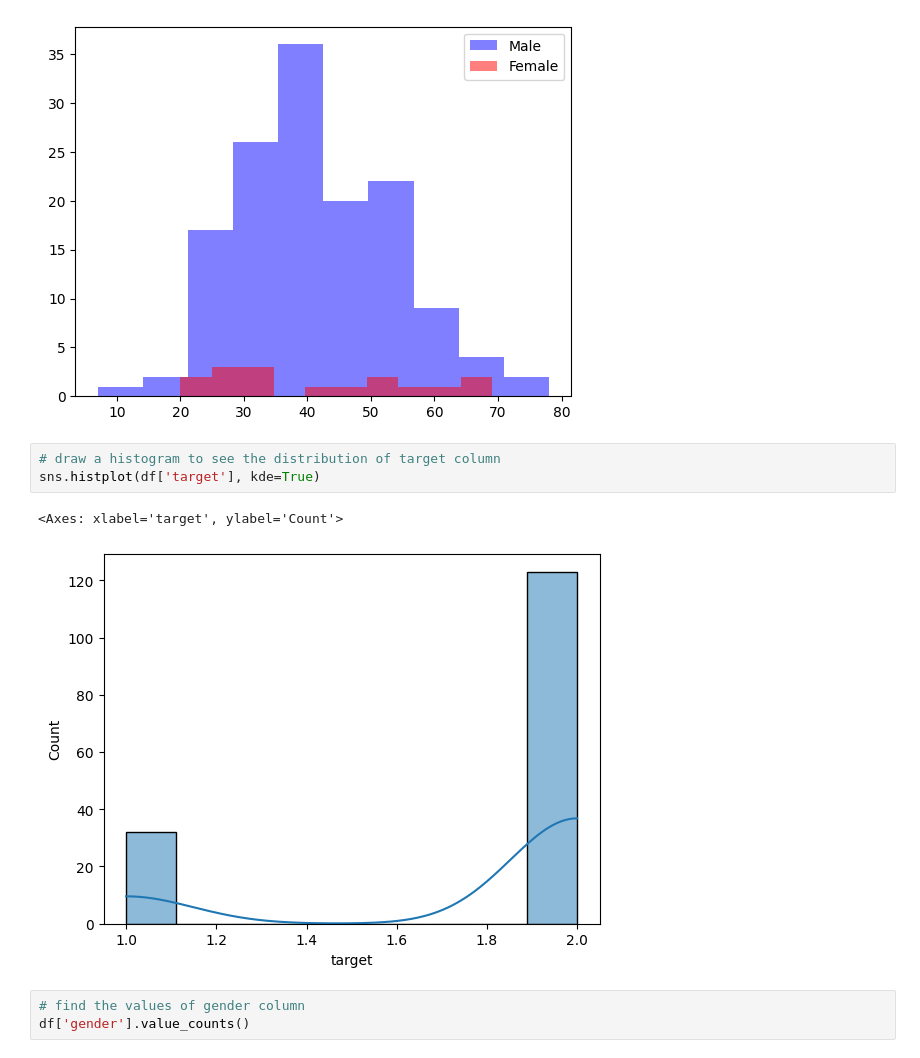
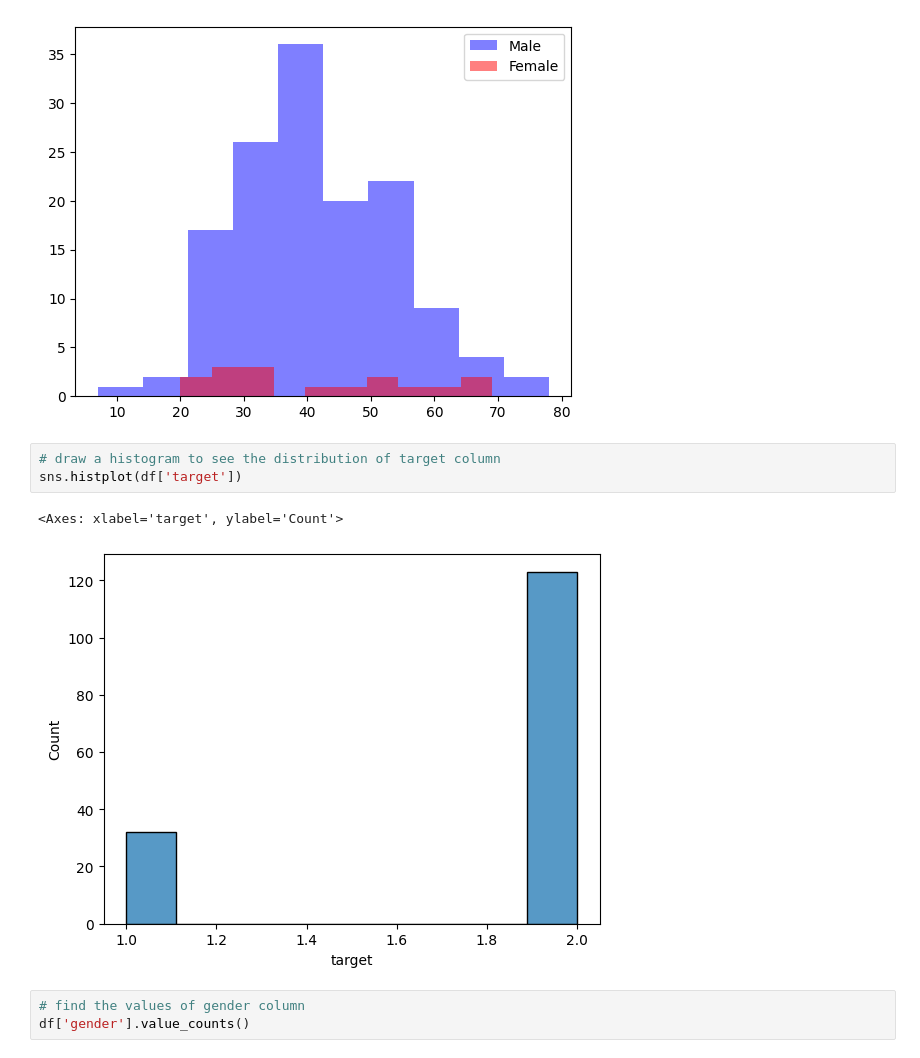
Before and after one commit to KaleemuAllah/AI-course-files, a Jupyter notebook: Machine_Learning/Hapatitis_project_file.ipynb, the cells around one changed output. Saved outputs shown, nothing was run; the diff lists cells and outputs as text.

```diff
--- a/Machine_Learning/Hapatitis_project_file.ipynb
+++ b/Machine_Learning/Hapatitis_project_file.ipynb
@@ -137,10 +143,10 @@ plt.show()
 [figure]
 # %%
 # draw a histogram to see the distribution of target column
-sns.histplot(df['target'], kde=True)
+sns.histplot(df['target'])
 # %% [output]
 <Axes: xlabel='target', ylabel='Count'>
-[figure, old version]
+[figure, new version]
 # %%
 # find the values of gender column
 df['gender'].value_counts()
```
Also changed, not shown: parts of 9 cells of this notebook.
